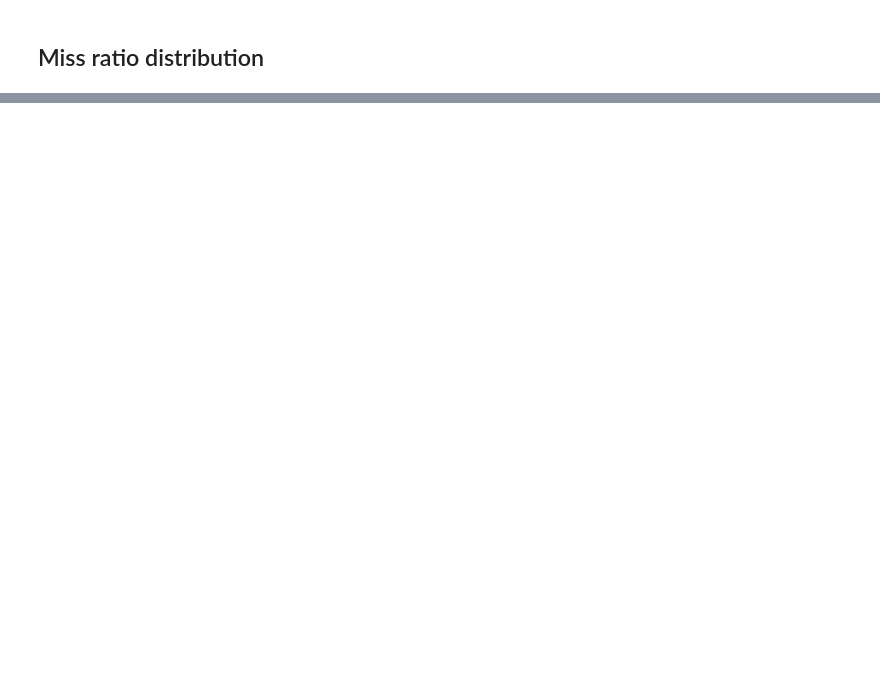
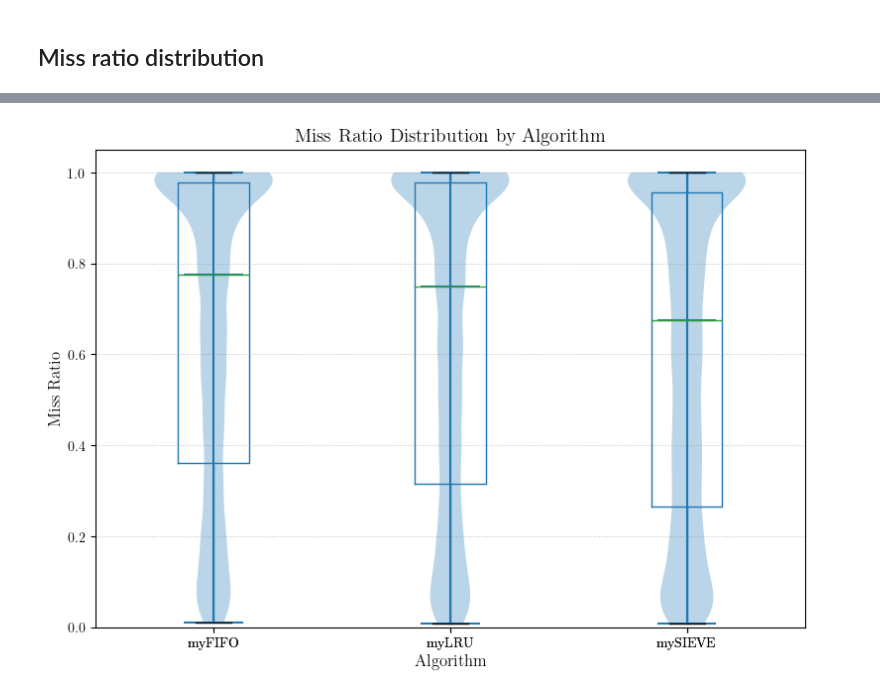
Before and after one commit to laustam/cache-eviction-thesis, a Jupyter notebook: code/scripts/results_visualisation.ipynb, the cells around one changed output, grey strips where cells are left out. Cells and saved outputs as stored; diff of their text form; code cells hidden in the pictures; blank space fills up the shorter version.

```diff
--- a/code/scripts/results_visualisation.ipynb
+++ b/code/scripts/results_visualisation.ipynb
@@ -237,0 +238,20 @@ plt.show()
+# %%
+plt.figure(figsize=(8, 6))
+subset_violin = [results_df[results_df['algorithm'] == algo]['miss_ratio'] for algo in results_df['algorithm'].unique()]
+plt.violinplot(subset_violin, showmeans=False, showmedians=True)
+plt.xticks(range(1, len(results_df['algorithm'].unique()) + 1), results_df['algorithm'].unique())
+ax = plt.gca()
+results_df.boxplot(column='miss_ratio', by='algorithm', ax=ax, grid=False)
+plt.title('Miss Ratio Distribution by Algorithm')
+plt.suptitle('')
+plt.xlabel('Algorithm')
+plt.ylabel('Miss Ratio')
+plt.tight_layout()
+ax.set_ylim(0, 1.05)
+
+for y in ax.get_yticks():
+    ax.axhline(y, color='gray', linestyle=':', linewidth=0.7, alpha=0.5)
+
+plt.show()
+# %% [output]
+[figure, added]
```
Also changed, not shown: parts of 9 cells of this notebook, 5 other files.
